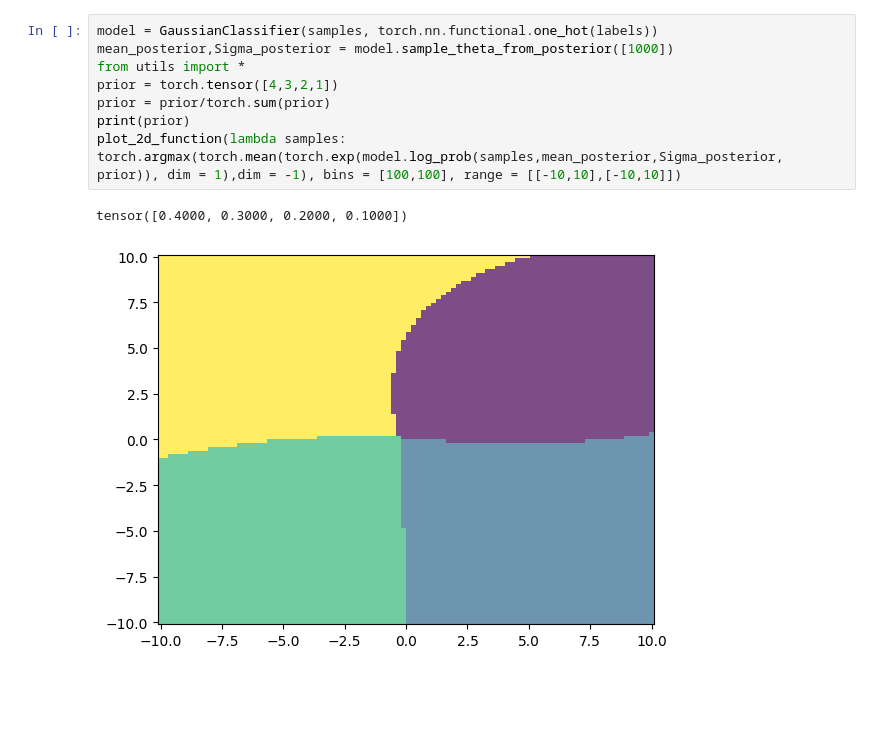
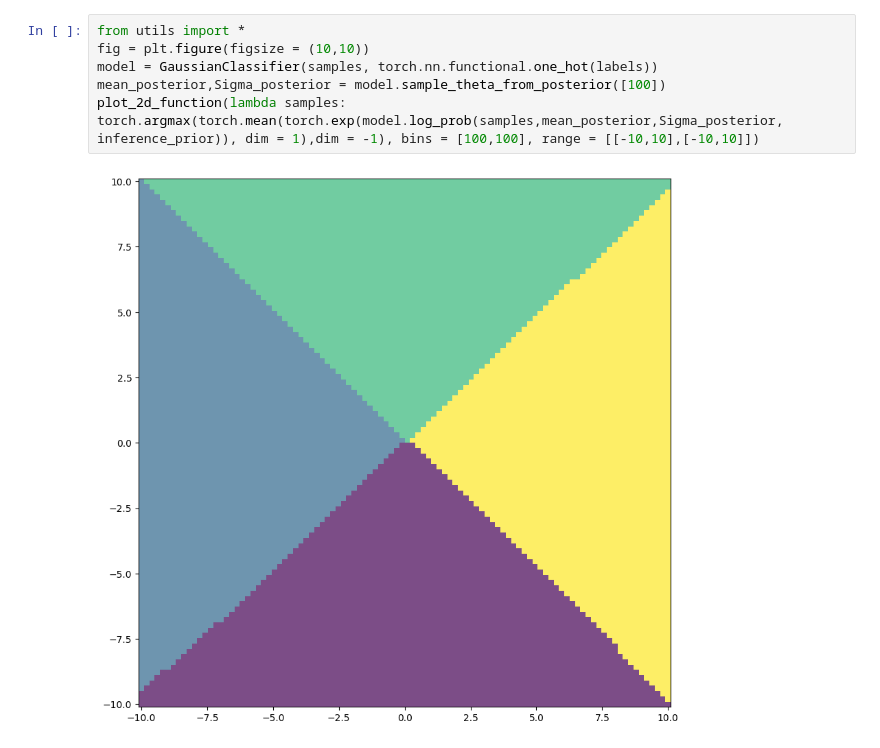
Before and after one commit to ElouanARGOUARCH/experiments, a Jupyter notebook: uncertainty/prior_classif/Gaussian Classif.ipynb, the cells around one changed output. Drawn from its saved outputs; the diff is of its cells as text; blank space fills up the shorter version.

```diff
--- a/uncertainty/prior_classif/Gaussian Classif.ipynb
+++ b/uncertainty/prior_classif/Gaussian Classif.ipynb
@@ -104,11 +123,8 @@ class GaussianClassifier:
 # %%
+from utils import *
+fig = plt.figure(figsize = (10,10))
 model = GaussianClassifier(samples, torch.nn.functional.one_hot(labels))
-mean_posterior,Sigma_posterior = model.sample_theta_from_posterior([1000])
-from utils import *
-prior = torch.tensor([4,3,2,1])
-prior = prior/torch.sum(prior)
-print(prior)
-plot_2d_function(lambda samples: torch.argmax(torch.mean(torch.exp(model.log_prob(samples,mean_posterior,Sigma_posterior, prior)), dim = 1),dim = -1), bins = [100,100], range = [[-10,10],[-10,10]])
+mean_posterior,Sigma_posterior = model.sample_theta_from_posterior([100])
+plot_2d_function(lambda samples: torch.argmax(torch.mean(torch.exp(model.log_prob(samples,mean_posterior,Sigma_posterior,  inference_prior)), dim = 1),dim = -1), bins = [100,100], range = [[-10,10],[-10,10]])
 # %% [output]
-tensor([0.4000, 0.3000, 0.2000, 0.1000])
-[figure, old version]
+[figure, new version]
```
Also changed, not shown: parts of 9 cells of this notebook, 4 other files.
